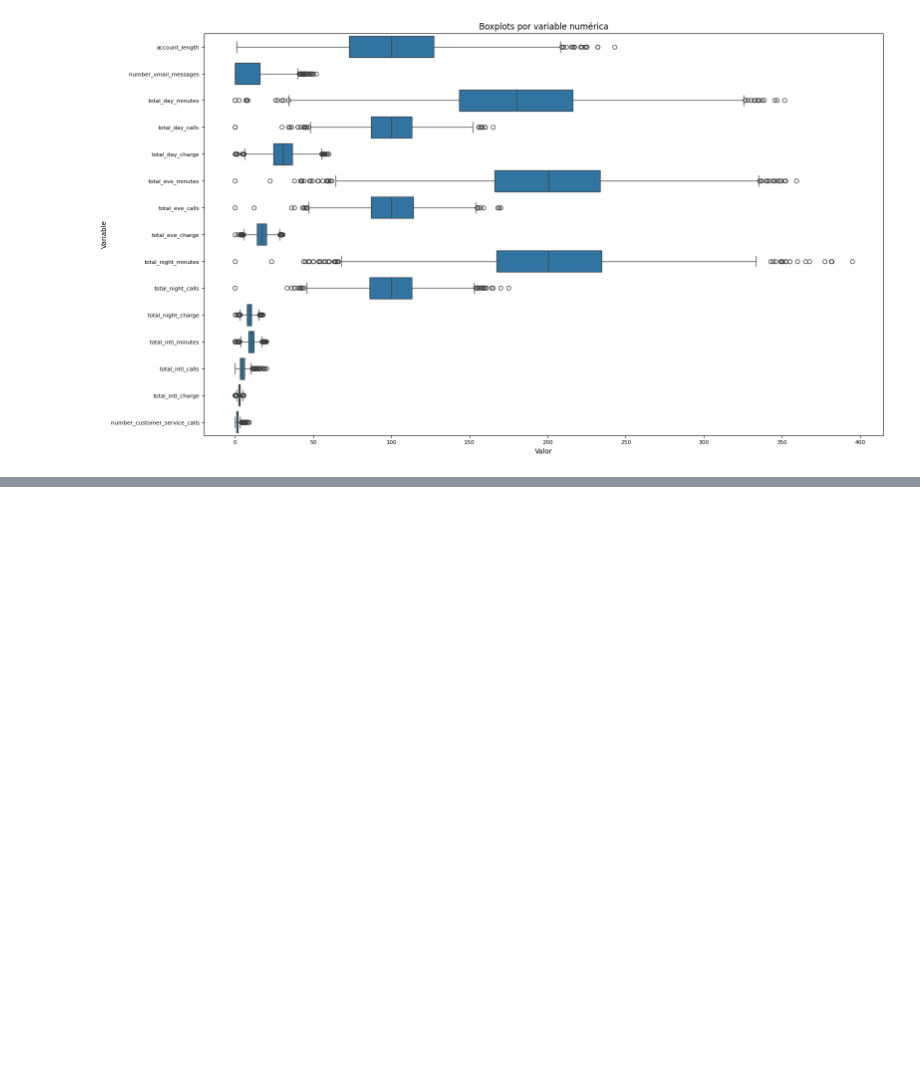
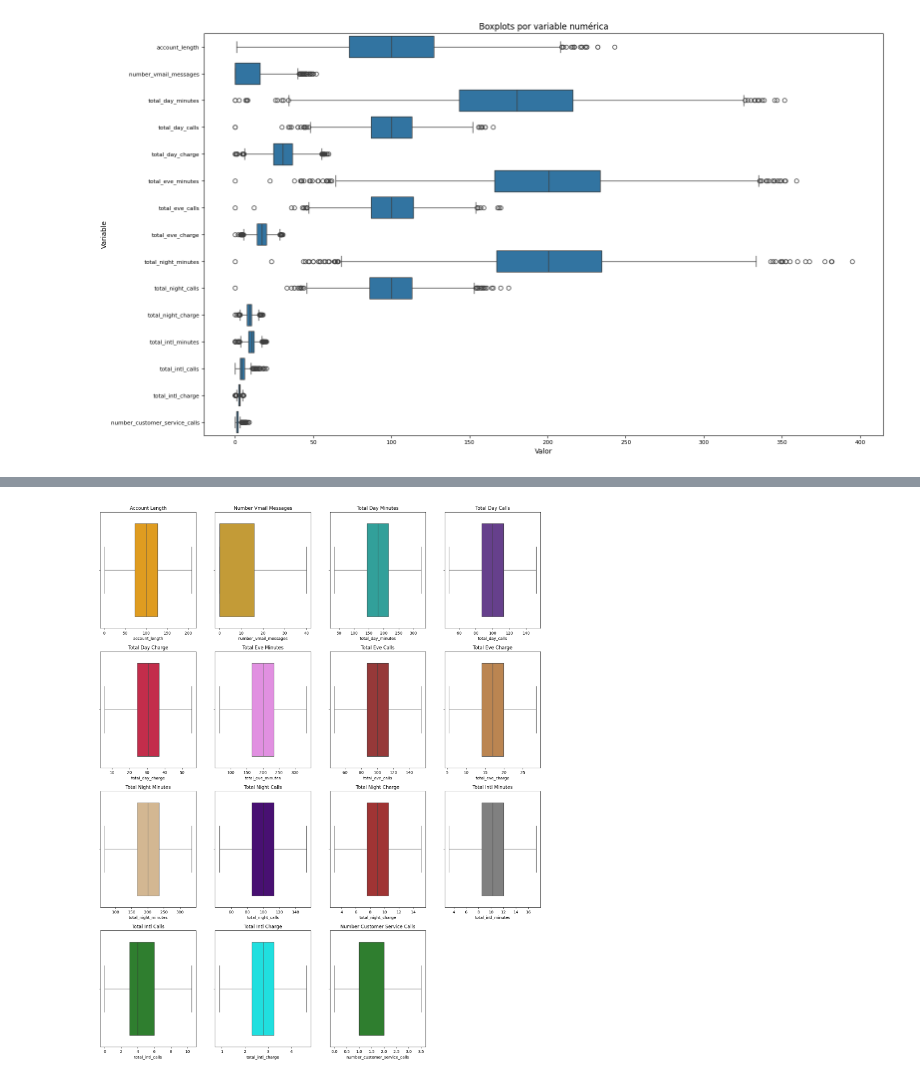
Before and after one commit to Andru-1987/74235-_DataScience_I, a Jupyter notebook: clase_7/clase_7.ipynb, the cells around one changed output, grey strips where cells are left out. Drawn from its saved outputs; the diff is of its cells as text; code cells hidden in the pictures; blank space fills up the shorter version.

```diff
--- a/clase_7/clase_7.ipynb
+++ b/clase_7/clase_7.ipynb
@@ -177,0 +180,12 @@ plt.show()
+# %%
+n = 0
+
+for col in train_num:
+    Q1 = df[col].quantile(0.25)
+    Q3 = df[col].quantile(0.75)
+    IQR = Q3 - Q1
+    low_limit = Q1 - (IQR * 1.5)
+    high_limit = Q3 + (IQR * 1.5)
+    total = len(df[col][(((df[col] < low_limit)) | (df[col] > high_limit))])
+    n = n + total
+    print('There are {} row data outlier in {}'.format(total, col))
@@ -177,0 +208,14 @@ plt.show()
+# %%
+import re
+
+colour_list = ['orange','goldenrod', 'lightseagreen', 'rebeccapurple', 'crimson', 'violet', 'brown', 'peru', 'burlywood', 'indigo',
+           'firebrick', 'gray', 'forestgreen', 'cyan', 'forestgreen']
+fig = plt.figure(figsize=[20,50])
+for i, col in enumerate(train_num):
+    ax = fig.add_subplot(8,4, i+1)
+    ax = sns.boxplot(data = df, x=col, color=colour_list[i])
+    title = re.sub('_', ' ', col.title())
+    ax.set_title(title)
+    ax.set_xlabel(col)
+# %% [output]
+[figure, added]
```
Also changed, not shown: parts of 33 cells of this notebook.
